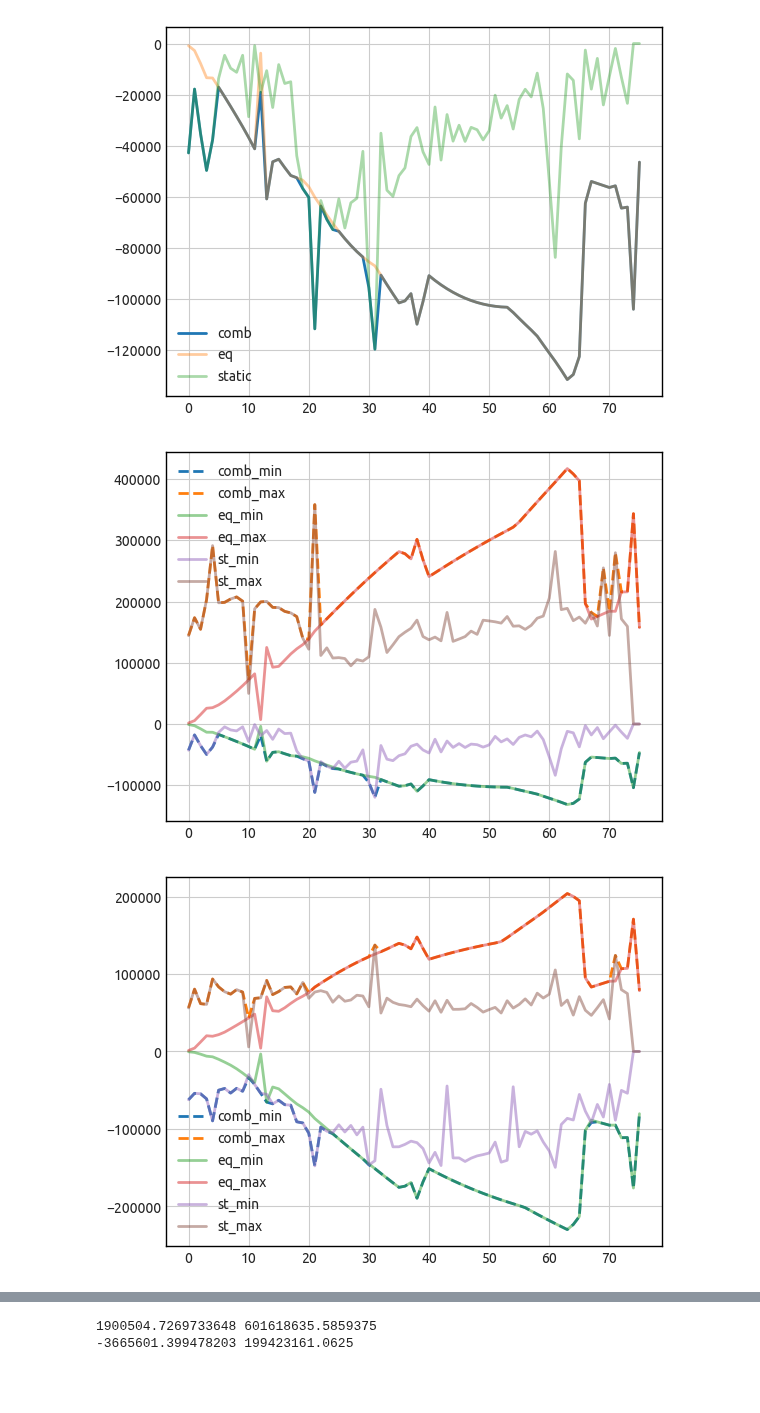
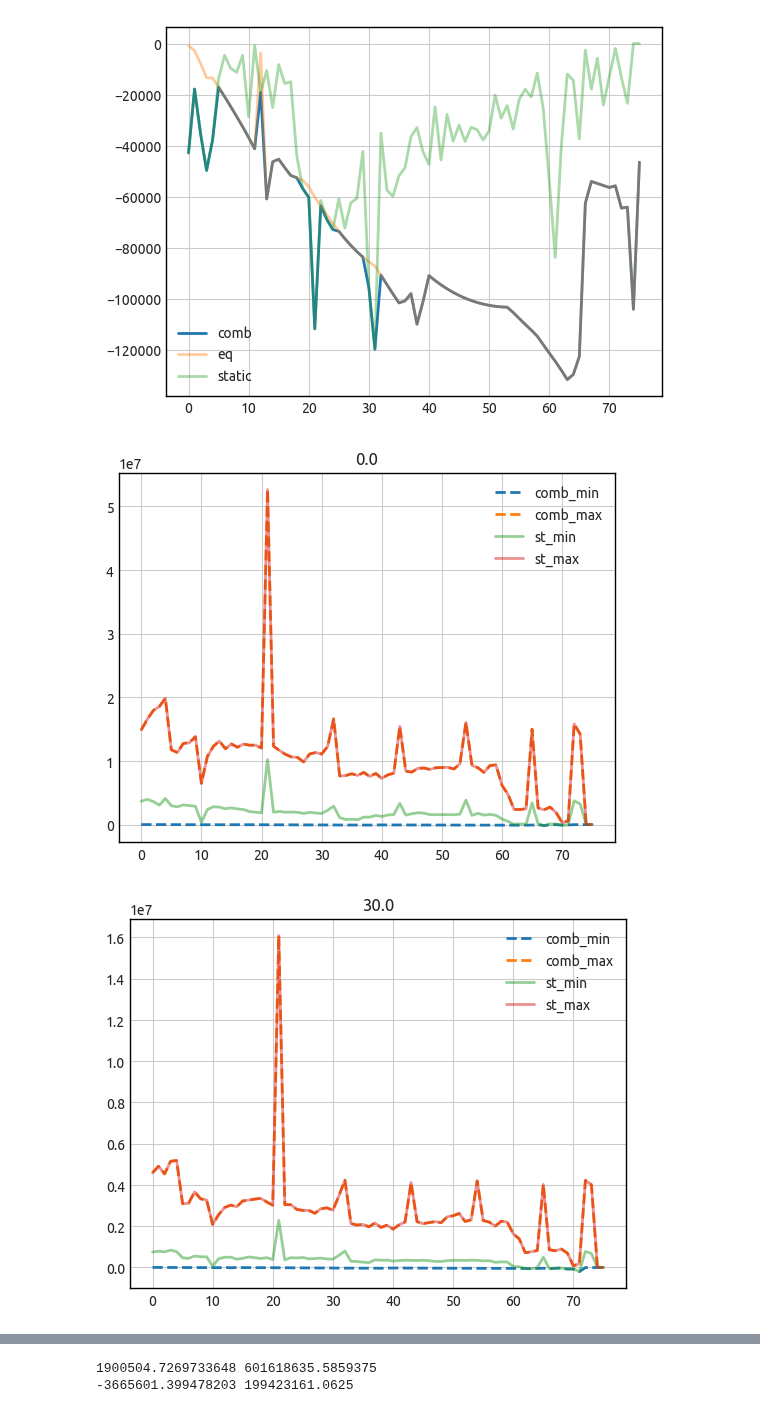
Before and after one commit to AeroSim-CFD/cfdmod, a Jupyter notebook: notebooks/hfpi_analysis_test.ipynb, the cells around one changed output, grey strips where cells are left out. Drawn from its saved outputs; the diff is of its cells as text; code cells hidden in the pictures; blank space fills up the shorter version.

```diff
--- a/notebooks/hfpi_analysis_test.ipynb
+++ b/notebooks/hfpi_analysis_test.ipynb
@@ -176,23 +176,24 @@ for param, r in results_use.results.items():
 # %%
 for param, r in results_use.results.items():
     r = [r]
-    cmb_force_min = r[0].get_stats_forces_effective("min")
-    cmb_force_max = r[0].get_stats_forces_effective("max")
-    plt.plot(cmb_force_min["x"], "--", label="comb_min", alpha=1)
-    plt.plot(cmb_force_max["x"], "--", label="comb_max", alpha=1)
+    cmb_force_min = r[0].get_stats_moments_effective("min")
+    cmb_force_max = r[0].get_stats_moments_effective("max")
+    plt.plot(cmb_force_min["z"], "--", label="comb_min", alpha=1)
+    plt.plot(cmb_force_max["z"], "--", label="comb_max", alpha=1)
 
-    eq_force_min = r[0].get_stats_forces_static_eq("min")
-    eq_force_max = r[0].get_stats_forces_static_eq("max")
-    plt.plot(eq_force_min["x"], label="eq_min", alpha=0.5)
-    plt.plot(eq_force_max["x"], label="eq_max", alpha=0.5)
+    eq_force_min = r[0].get_stats_moments_static_eq("min")
+    eq_force_max = r[0].get_stats_moments_static_eq("max")
+    # plt.plot(eq_force_min["z"], label="eq_min", alpha=0.5)
+    # plt.plot(eq_force_max["z"], label="eq_max", alpha=0.5)
 
-    st_force_min = r[0].static_results.get_stats_forces_static("min")
-    st_force_max = r[0].static_results.get_stats_forces_static("max")
-    plt.plot(st_force_min["x"], label="st_min", alpha=0.5)
-    plt.plot(st_force_max["x"], label="st_max", alpha=0.5)
+    st_force_min = r[0].static_results.get_stats_moments_static("min")
+    st_force_max = r[0].static_results.get_stats_moments_static("max")
+    plt.plot(st_force_min["z"], label="st_min", alpha=0.5)
+    plt.plot(st_force_max["z"], label="st_max", alpha=0.5)
 
     plt.legend()
+    plt.title(f"{param.direction}")
     plt.show()
 # %% [output]
-[figure, old version]
+[figure, new version]
-[figure, old version]
+[figure, new version]
```
Also changed, not shown: parts of 1 cell of this notebook.
